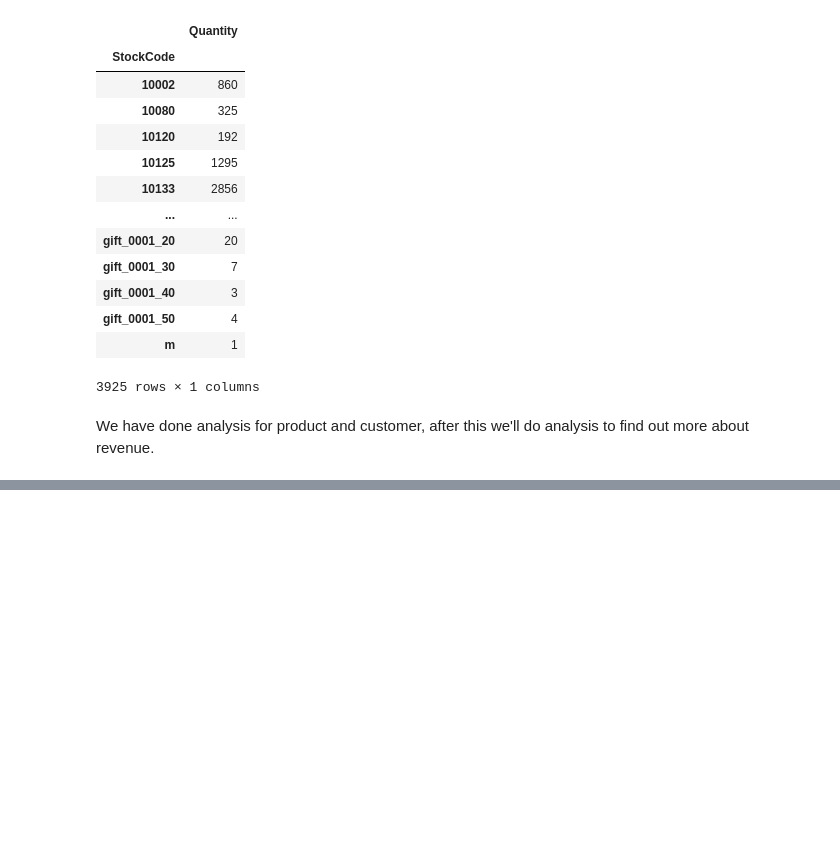
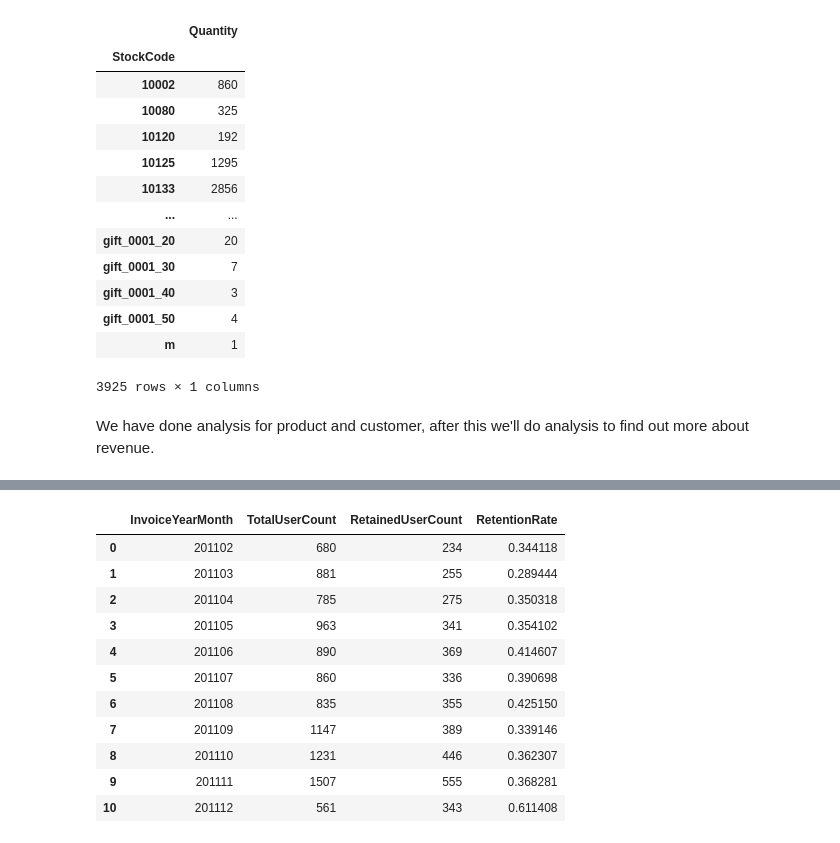
Before and after one commit to rajputankur56/EDA_Project_onlineRetail, a Jupyter notebook: EDA.ipynb, the cells around one changed output, grey strips where cells are left out. Saved outputs shown, nothing was run; the diff lists cells and outputs as text; code cells hidden in the pictures; blank space fills up the shorter version.

```diff
--- a/EDA.ipynb
+++ b/EDA.ipynb
@@ -193,0 +448,12 @@ def query_plot(x, y, cat, title):
+# %%
+retention_array = []
+for i in range(len(months)-1):
+    retention_data = {}
+    selected_month = months[i+1]
+    prev_month = months[i]
+    retention_data['InvoiceYearMonth'] = int(selected_month)
+    retention_data['TotalUserCount'] = df_retention[selected_month].sum()
+    retention_data['RetainedUserCount'] = df_retention[(df_retention[selected_month]>0) & (df_retention[prev_month]>0)][selected_month].sum()
+    retention_array.append(retention_data)
+
+retention_array
@@ -193,0 +478,3 @@ def query_plot(x, y, cat, title):
+# %%
+df_retention = pd.DataFrame(retention_array)
+df_retention.head()
@@ -193,0 +488,16 @@ def query_plot(x, y, cat, title):
+# %%
+df_retention['RetentionRate'] = df_retention['RetainedUserCount']/df_retention['TotalUserCount']
+df_retention
+# %% [output]
+|  | InvoiceYearMonth | TotalUserCount | RetainedUserCount | RetentionRate |
+| 0 | 201102 | 680 | 234 | 0.344118 |
+| 1 | 201103 | 881 | 255 | 0.289444 |
+| 2 | 201104 | 785 | 275 | 0.350318 |
+| 3 | 201105 | 963 | 341 | 0.354102 |
+| 4 | 201106 | 890 | 369 | 0.414607 |
+| 5 | 201107 | 860 | 336 | 0.390698 |
+| 6 | 201108 | 835 | 355 | 0.425150 |
+| 7 | 201109 | 1147 | 389 | 0.339146 |
+| 8 | 201110 | 1231 | 446 | 0.362307 |
+| 9 | 201111 | 1507 | 555 | 0.368281 |
+| 10 | 201112 | 561 | 343 | 0.611408 |
```
Also changed, not shown: parts of 25 cells of this notebook.
